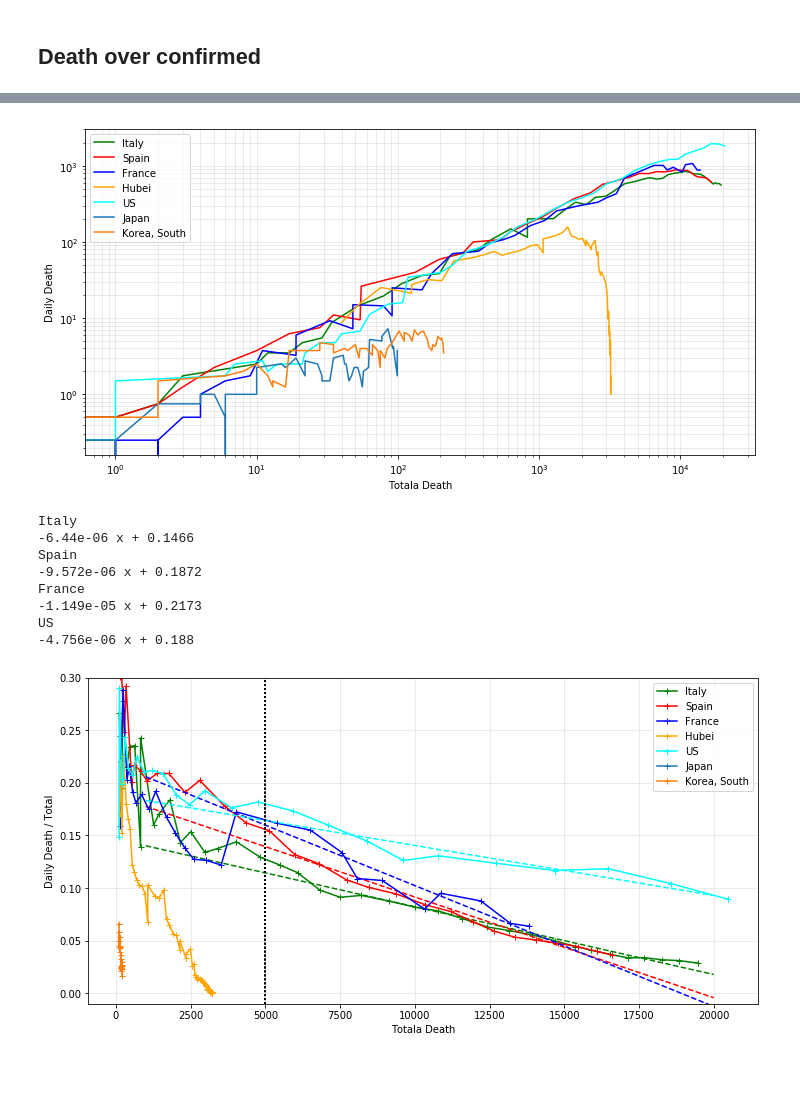
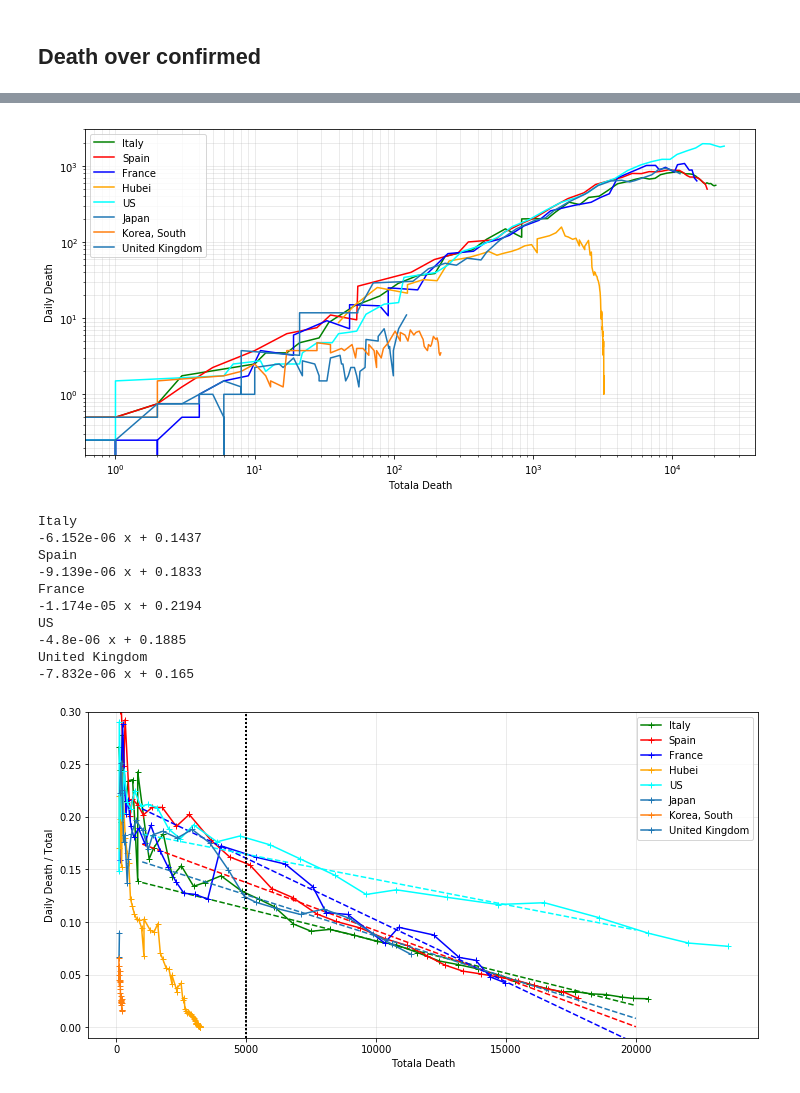
Before and after one commit to SylvainGuieu/corona, a Jupyter notebook: corona.ipynb, the cells around one changed output, grey strips where cells are left out. Drawn from its saved outputs; the diff is of its cells as text; code cells hidden in the pictures.

Commit message:
figure update

```diff
--- a/corona.ipynb
+++ b/corona.ipynb
@@ -391,6 +391,6 @@ _ = plt.axes((0.16, 0.7, 0.1, 0.1), title="convol shape").plot(w, 'k-')
 # %%
 # from coronapy import _default_styles
-subset = death.subset([ 'Italy', 'Spain', 'France', 'Hubei', 'US', 'Japan','Korea, South'])
+subset = death.subset([ 'Italy', 'Spain', 'France', 'Hubei', 'US', 'Japan','Korea, South', 'United Kingdom'])
 origin = death.when_case_exceed(20)
 #subset = subset.get_day_indexed(origin).subset(start=0)
 perday = subset.cases.iloc[:,1:] - np.asarray(subset.cases.iloc[:,0:-1])
@@ -403,43 +403,45 @@ axes = gca()
 axes.legend()
 _= axes.set(yscale="log", xscale="log", xlabel="Totala Death", ylabel="Daily Death")
 # %% [output]
-[figure, old version]
+[figure, new version]
 # %%
 # from coronapy import _default_styles
-subset = death.subset([ 'Italy', 'Spain', 'France', 'Hubei', 'US', 'Japan','Korea, South'])
+subset = death.subset([ 'Italy', 'Spain', 'France', 'Hubei', 'US', 'Japan','Korea, South', 'United Kingdom'])
 origin = death.when_case_exceed(20)
 #subset = subset.get_day_indexed(origin).subset(start=0)
 perday = subset.cases.iloc[:,1:] - np.asarray(subset.cases.iloc[:,0:-1])
 perday = perday.rolling(4, center=True, axis=1).mean()
 total = subset.cases.iloc[:,1:]
 
 lf = 5000
 for name, r in perday.iterrows():
     t = total.loc[name]
     test_fit = (t>lf) & (~isnan(r)) & (~isnan(t))
     test_plot = (t>100)
 
     plot(t[test_plot], r[test_plot]/t[test_plot], label=name, **styles.get(name, {}), marker="+")
     if sum(test_fit)>2:
         try:
             p = poly1d(polyfit(t[test_fit], r[test_fit]/t[test_fit], 1))
         except LinAlgError:
             print('LE', name)
         else:
             print(name, p)
             plot( [1000, 20000], p([1000,20000]),  **styles.get(name, {}), linestyle="dashed")
 
     axvline(lf, color="k", linestyle="dotted")
 axes = gca()
 axes.legend()
 _= axes.set(ylim=(-0.01,0.3), yscale="linear", xscale="linear", xlabel="Totala Death", ylabel="Daily Death / Total")
 # %% [output]
 Italy
--6.44e-06 x + 0.1466
+-6.152e-06 x + 0.1437
 Spain
--9.572e-06 x + 0.1872
+-9.139e-06 x + 0.1833
 France
--1.149e-05 x + 0.2173
+-1.174e-05 x + 0.2194
 US
--4.756e-06 x + 0.188
+-4.8e-06 x + 0.1885
+United Kingdom
+-7.832e-06 x + 0.165
-[figure, old version]
+[figure, new version]
```
Also changed, not shown: parts of 24 cells of this notebook, 14 other files.
